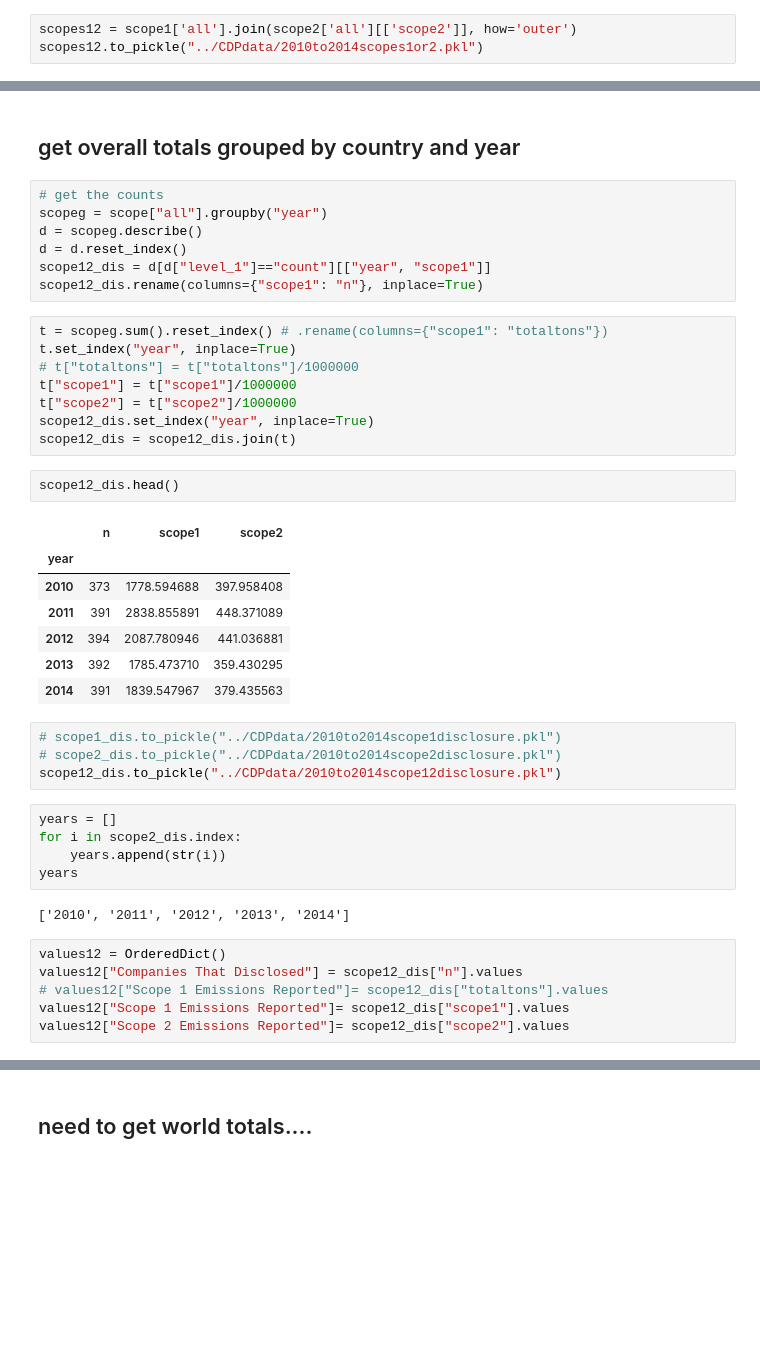
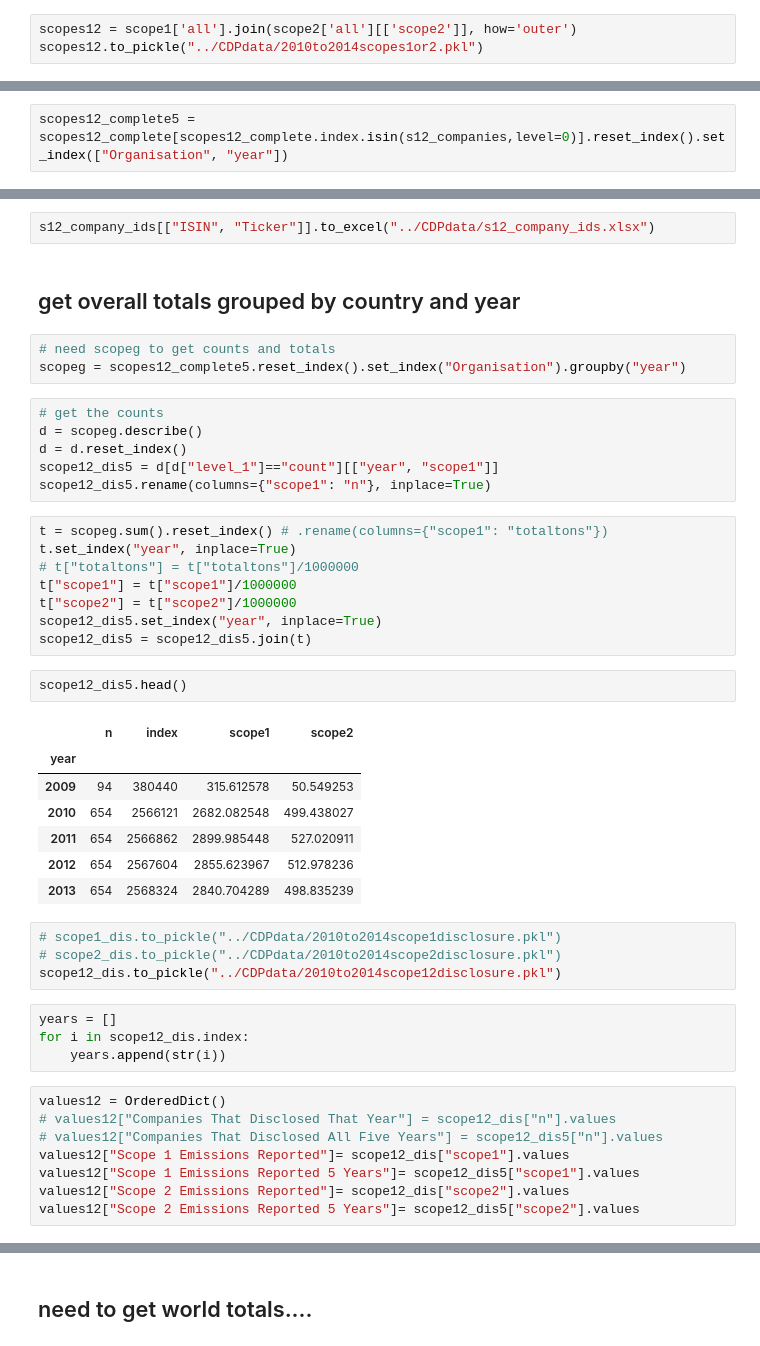
Before and after one commit to mirthbottle/ghg, a Jupyter notebook: abs emissions.ipynb, the cells around one changed output, grey strips where cells are left out. Saved outputs shown, nothing was run; the diff lists cells and outputs as text; blank space fills up the shorter version.

```diff
--- a/abs emissions.ipynb
+++ b/abs emissions.ipynb
@@ -52,0 +72,2 @@ scopes12.to_pickle("../CDPdata/2010to2014scopes1or2.pkl")
+# %%
+scopes12_complete5 = scopes12_complete[scopes12_complete.index.isin(s12_companies,level=0)].reset_index().set_index(["Organisation", "year"])
@@ -53,45 +91,48 @@ scopes12.to_pickle("../CDPdata/2010to2014scopes1or2.pkl")
+# %%
+s12_company_ids[["ISIN", "Ticker"]].to_excel("../CDPdata/s12_company_ids.xlsx")
 # %% [markdown]
 ## get overall totals grouped by country and year
+# %%
+# need scopeg to get counts and totals
+scopeg = scopes12_complete5.reset_index().set_index("Organisation").groupby("year")
 # %%
 # get the counts
-scopeg = scope["all"].groupby("year")
 d = scopeg.describe()
 d = d.reset_index()
-scope12_dis = d[d["level_1"]=="count"][["year", "scope1"]]
-scope12_dis.rename(columns={"scope1": "n"}, inplace=True)
+scope12_dis5 = d[d["level_1"]=="count"][["year", "scope1"]]
+scope12_dis5.rename(columns={"scope1": "n"}, inplace=True)
 # %%
 t = scopeg.sum().reset_index() # .rename(columns={"scope1": "totaltons"})
 t.set_index("year", inplace=True)
 # t["totaltons"] = t["totaltons"]/1000000
 t["scope1"] = t["scope1"]/1000000
 t["scope2"] = t["scope2"]/1000000
-scope12_dis.set_index("year", inplace=True)
-scope12_dis = scope12_dis.join(t)
+scope12_dis5.set_index("year", inplace=True)
+scope12_dis5 = scope12_dis5.join(t)
 # %%
-scope12_dis.head()
+scope12_dis5.head()
 # %% [output]
-|  | n | scope1 | scope2 |
-| year |  |  |  |
-| 2010 | 373 | 1778.594688 | 397.958408 |
-| 2011 | 391 | 2838.855891 | 448.371089 |
-| 2012 | 394 | 2087.780946 | 441.036881 |
-| 2013 | 392 | 1785.473710 | 359.430295 |
-| 2014 | 391 | 1839.547967 | 379.435563 |
+|  | n | index | scope1 | scope2 |
+| year |  |  |  |  |
+| 2009 | 94 | 380440 | 315.612578 | 50.549253 |
+| 2010 | 654 | 2566121 | 2682.082548 | 499.438027 |
+| 2011 | 654 | 2566862 | 2899.985448 | 527.020911 |
+| 2012 | 654 | 2567604 | 2855.623967 | 512.978236 |
+| 2013 | 654 | 2568324 | 2840.704289 | 498.835239 |
 # %%
 # scope1_dis.to_pickle("../CDPdata/2010to2014scope1disclosure.pkl")
 # scope2_dis.to_pickle("../CDPdata/2010to2014scope2disclosure.pkl")
 scope12_dis.to_pickle("../CDPdata/2010to2014scope12disclosure.pkl")
 # %%
 years = []
-for i in scope2_dis.index:
+for i in scope12_dis.index:
     years.append(str(i))
-years
-# %% [output]
-['2010', '2011', '2012', '2013', '2014']
 # %%
 values12 = OrderedDict()
-values12["Companies That Disclosed"] = scope12_dis["n"].values
-# values12["Scope 1 Emissions Reported"]= scope12_dis["totaltons"].values
+# values12["Companies That Disclosed That Year"] = scope12_dis["n"].values
+# values12["Companies That Disclosed All Five Years"] = scope12_dis5["n"].values
 values12["Scope 1 Emissions Reported"]= scope12_dis["scope1"].values
+values12["Scope 1 Emissions Reported 5 Years"]= scope12_dis5["scope1"].values
 values12["Scope 2 Emissions Reported"]= scope12_dis["scope2"].values
+values12["Scope 2 Emissions Reported 5 Years"]= scope12_dis5["scope2"].values
 # %%
```
Also changed, not shown: parts of 32 cells of this notebook, 4 other files.
